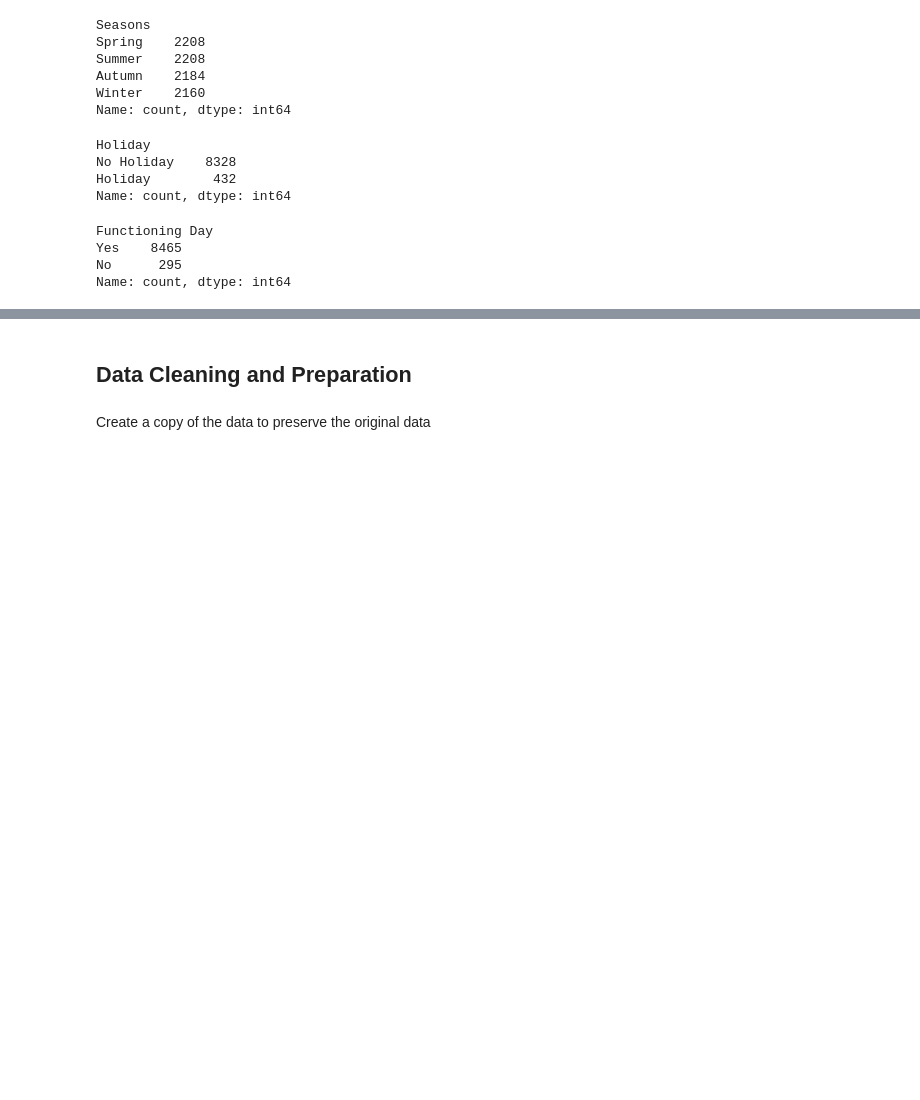
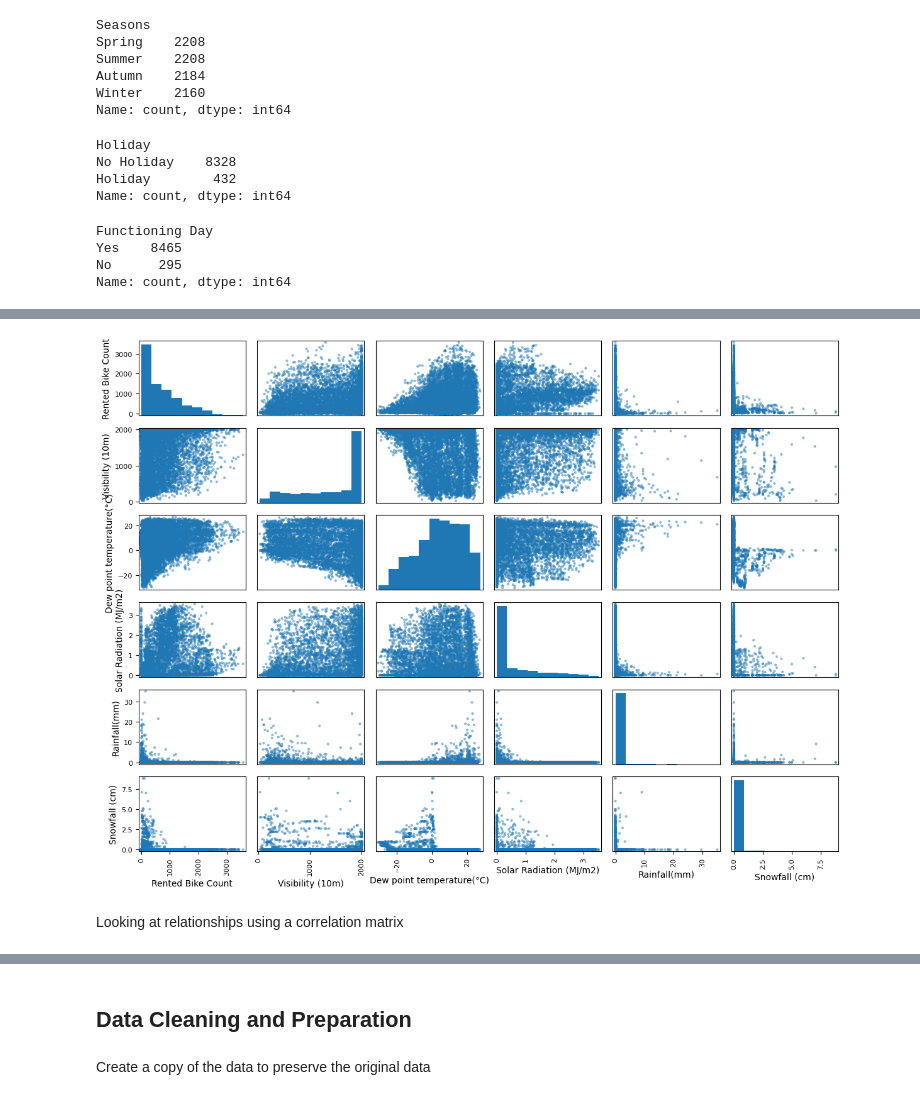
Before and after one commit to Alex-Idachaba/Machine-Learning-Algorithms, a Jupyter notebook: Linear_Regression.ipynb, the cells around one changed output, grey strips where cells are left out. Saved outputs shown, nothing was run; the diff lists cells and outputs as text; code cells hidden in the pictures; blank space fills up the shorter version.

```diff
--- a/Linear_Regression.ipynb
+++ b/Linear_Regression.ipynb
@@ -92,0 +117,13 @@ Visualizing the important characteristics of a dataset
+# %%
+columns2 = ['Rented Bike Count', 'Visibility (10m)', 'Dew point temperature(°C)',
+       'Solar Radiation (MJ/m2)', 'Rainfall(mm)', 'Snowfall (cm)']
+
+selected_df2 = df[columns2]
+
+scatter_matrix(selected_df2[columns2], figsize=(12, 9))
+plt.tight_layout()
+plt.show()
+# %% [output]
+[figure, added]
+# %% [markdown]
+Looking at relationships using a correlation matrix
```
Also changed, not shown: parts of 8 cells of this notebook.
